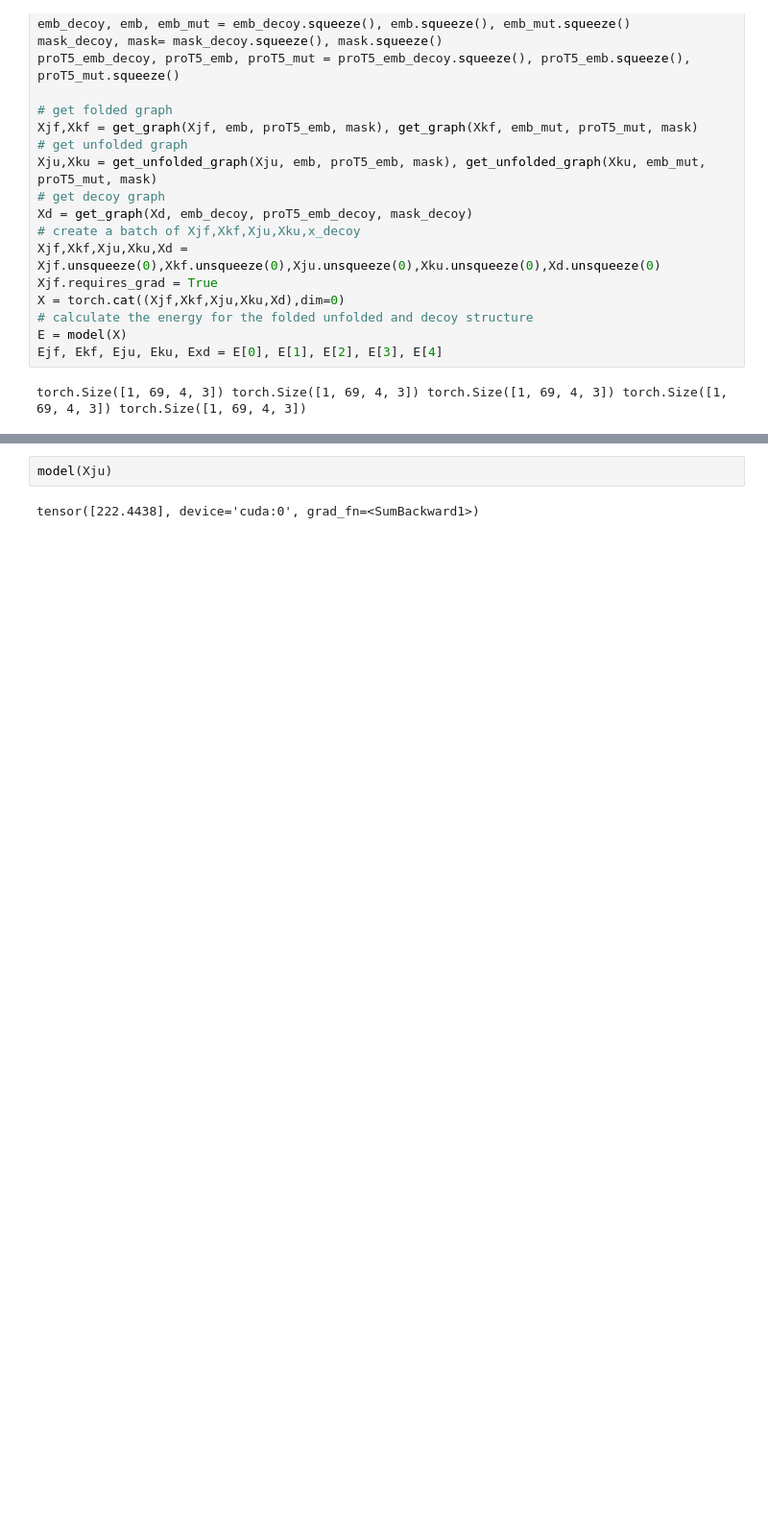
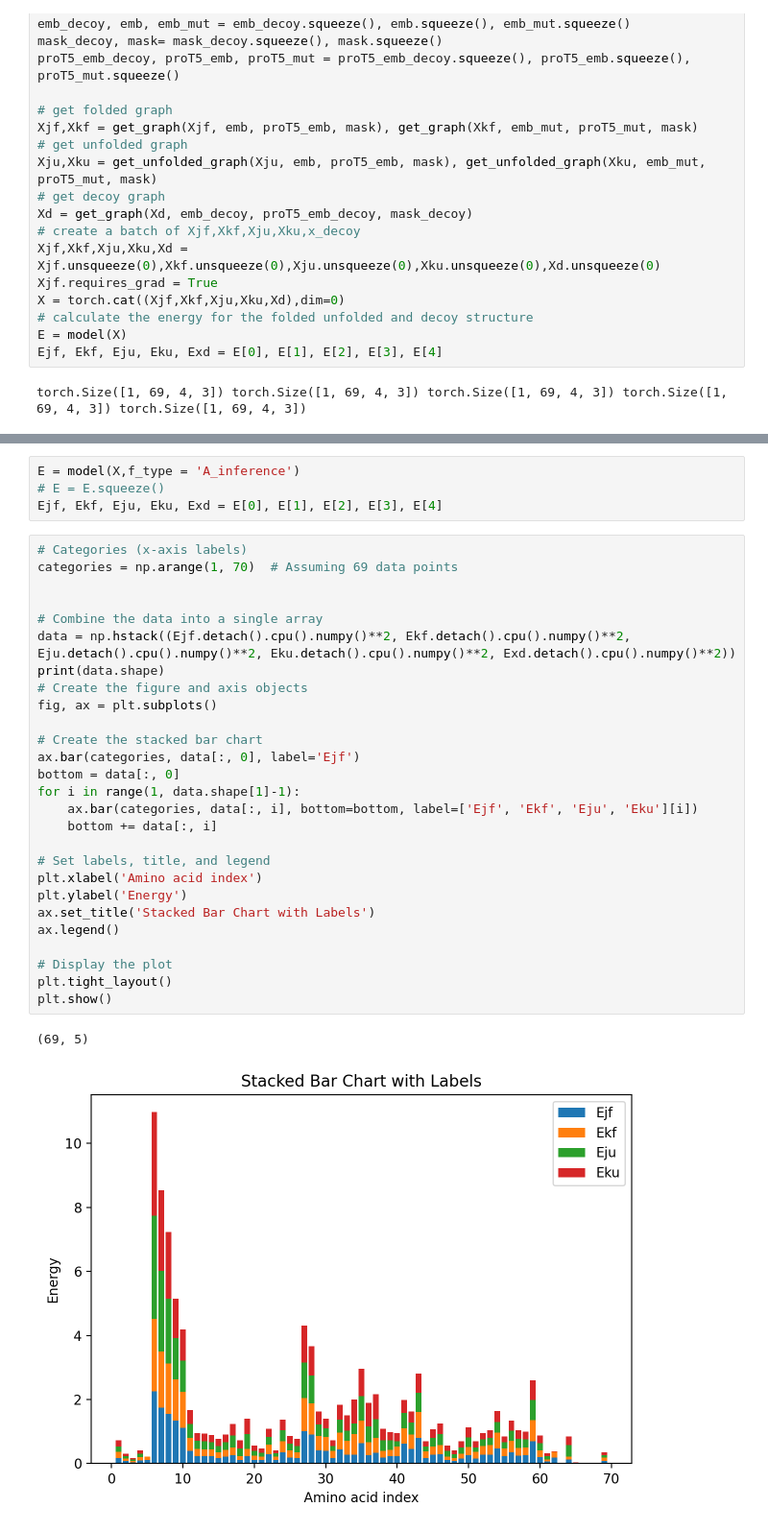
Before and after one commit to nissimbrami/DeepEF-Thesis, a Jupyter notebook: experiments/thermodybamic inference.ipynb, the cells around one changed output, grey strips where cells are left out. Shown: that part at 96% size. Cells and saved outputs as stored; diff of their text form; blank space fills up the shorter version.

```diff
--- a/experiments/thermodybamic inference.ipynb
+++ b/experiments/thermodybamic inference.ipynb
@@ -202,4 +202,34 @@ print(Ejf.item(), Ekf.item(), Eju.item(), Eku.item(), Exd.item())
-# %%
-model(Xju)
-# %% [output]
-tensor([222.4438], device='cuda:0', grad_fn=<SumBackward1>)
+# %%
+E = model(X,f_type = 'A_inference')
+# E = E.squeeze()
+Ejf, Ekf, Eju, Eku, Exd = E[0], E[1], E[2], E[3], E[4]
+# %%
+# Categories (x-axis labels)
+categories = np.arange(1, 70)  # Assuming 69 data points
+
+
+# Combine the data into a single array
+data = np.hstack((Ejf.detach().cpu().numpy()**2, Ekf.detach().cpu().numpy()**2, Eju.detach().cpu().numpy()**2, Eku.detach().cpu().numpy()**2, Exd.detach().cpu().numpy()**2))
+print(data.shape)
+# Create the figure and axis objects
+fig, ax = plt.subplots()
+
+# Create the stacked bar chart
+ax.bar(categories, data[:, 0], label='Ejf')
+bottom = data[:, 0]
+for i in range(1, data.shape[1]-1):
+    ax.bar(categories, data[:, i], bottom=bottom, label=['Ejf', 'Ekf', 'Eju', 'Eku'][i])
+    bottom += data[:, i]
+
+# Set labels, title, and legend
+plt.xlabel('Amino acid index')
+plt.ylabel('Energy')
+ax.set_title('Stacked Bar Chart with Labels')
+ax.legend()
+
+# Display the plot
+plt.tight_layout()
+plt.show()
+# %% [output]
+(69, 5)
+[figure, added]
```
Also changed, not shown: parts of 5 cells of this notebook, 2 other files.
